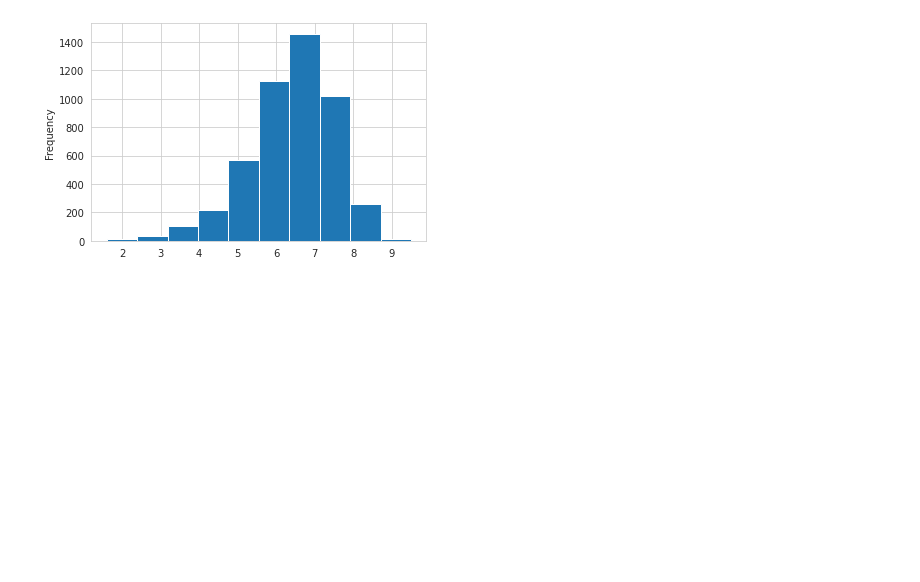
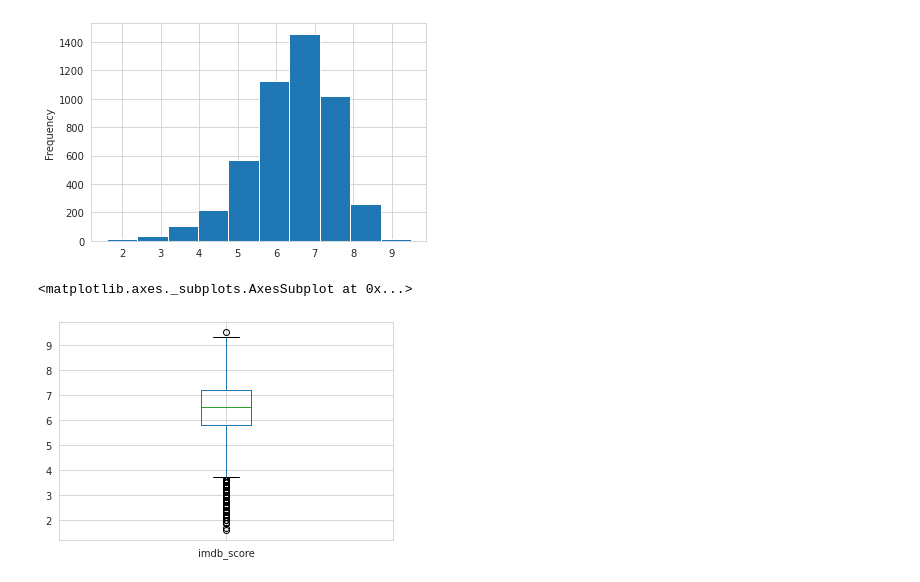
Before and after one commit to willyudi/quarentenadados, a Jupyter notebook: testeaula2.ipynb, the cells around one changed output. Drawn from its saved outputs; the diff is of its cells as text; code cells hidden in the pictures; blank space fills up the shorter version.

```diff
--- a/testeaula2.ipynb
+++ b/testeaula2.ipynb
@@ -279,3 +279,8 @@ colorido["imdb_score"].plot(kind='hist')
 # %% [output]
 <matplotlib.axes._subplots.AxesSubplot at 0x...>
 [figure]
+# %%
+colorido["imdb_score"].plot.box()
+# %% [output]
+<matplotlib.axes._subplots.AxesSubplot at 0x...>
+[figure, added]
```
Also changed, not shown: parts of 1 cell of this notebook.
